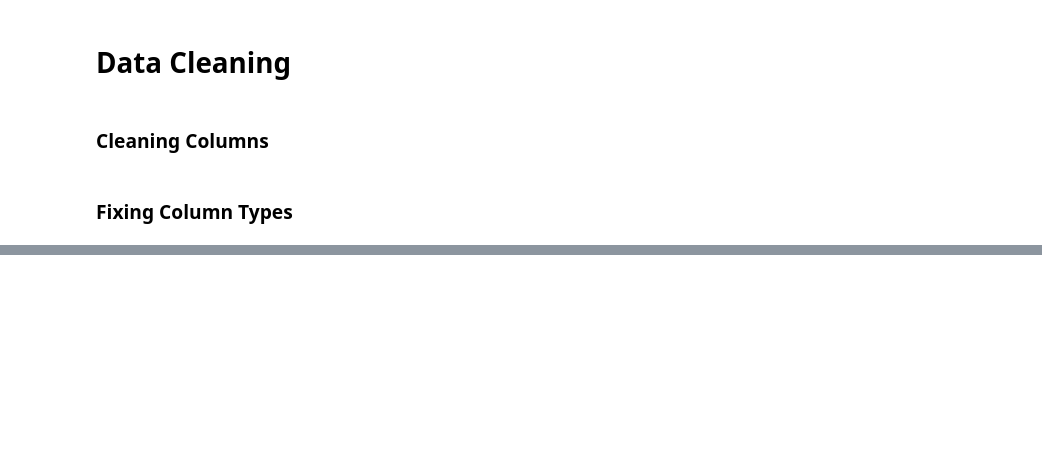
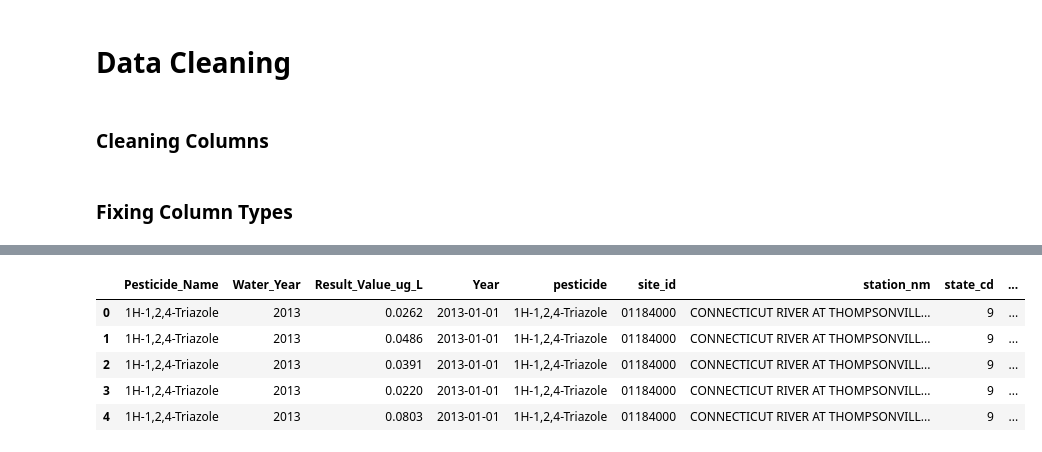
Before and after one commit to peytonrsmith/PerryLavinderSmith, a Jupyter notebook: Scripts/Ecotox_NEW.ipynb, the cells around one changed output, grey strips where cells are left out. Cells and saved outputs as stored; diff of their text form; code cells hidden in the pictures; blank space fills up the shorter version.

Commit message:
first join

```diff
--- a/Scripts/Ecotox_NEW.ipynb
+++ b/Scripts/Ecotox_NEW.ipynb
@@ -248,0 +241,7 @@ IntCastingNaNError: Cannot convert non-finite values (NA or inf) to integer.Repl
+# %%
+# Water Pesticide Data
+pest_water['Year'] = pd.to_datetime(pest_water['Water_Year'], format='%Y')
+# %%
+# Site Information
+site_info["huc_cd"] = site_info["huc_cd"].astype("category")
+site_info["state_cd"] = site_info["state_cd"].astype("category")
@@ -248,0 +252,4 @@ IntCastingNaNError: Cannot convert non-finite values (NA or inf) to integer.Repl
+# %%
+#Taking out USGS from Location Identity to help match with Water data
+site_info["site_id"] = site_info["Location_Identifier"].str.replace("USGS-", "")
+site_info.head()
@@ -248,0 +263,4 @@ IntCastingNaNError: Cannot convert non-finite values (NA or inf) to integer.Repl
+# %%
+#Get water pesticide location without starting name
+pest_water["site_id"] = pest_water["Pesticide_Site"].str.split("_").str[1]
+pest_water.head()
@@ -248,0 +274,19 @@ IntCastingNaNError: Cannot convert non-finite values (NA or inf) to integer.Repl
+# %%
+#Left Join using pest_water using site_id column
+pest_water_loc = (
+    pest_water
+    .join(
+        site_info.set_index('site_id'),
+        on='site_id',
+        how='left'
+    )
+    .drop(columns=['Pesticide_Site', 'Location_Identifier'])
+)
+pest_water_loc.head()
+# %% [output]
+|  | Pesticide_Name | Water_Year | Result_Value_ug_L | Year | pesticide | site_id | station_nm | state_cd | ... |
+| 0 | 1H-1,2,4-Triazole | 2013 | 0.0262 | 2013-01-01 | 1H-1,2,4-Triazole | 01184000 | CONNECTICUT RIVER AT THOMPSONVILL... | 9 | ... |
+| 1 | 1H-1,2,4-Triazole | 2013 | 0.0486 | 2013-01-01 | 1H-1,2,4-Triazole | 01184000 | CONNECTICUT RIVER AT THOMPSONVILL... | 9 | ... |
+| 2 | 1H-1,2,4-Triazole | 2013 | 0.0391 | 2013-01-01 | 1H-1,2,4-Triazole | 01184000 | CONNECTICUT RIVER AT THOMPSONVILL... | 9 | ... |
+| 3 | 1H-1,2,4-Triazole | 2013 | 0.0220 | 2013-01-01 | 1H-1,2,4-Triazole | 01184000 | CONNECTICUT RIVER AT THOMPSONVILL... | 9 | ... |
+| 4 | 1H-1,2,4-Triazole | 2013 | 0.0803 | 2013-01-01 | 1H-1,2,4-Triazole | 01184000 | CONNECTICUT RIVER AT THOMPSONVILL... | 9 | ... |
```
Also changed, not shown: parts of 7 cells of this notebook.
